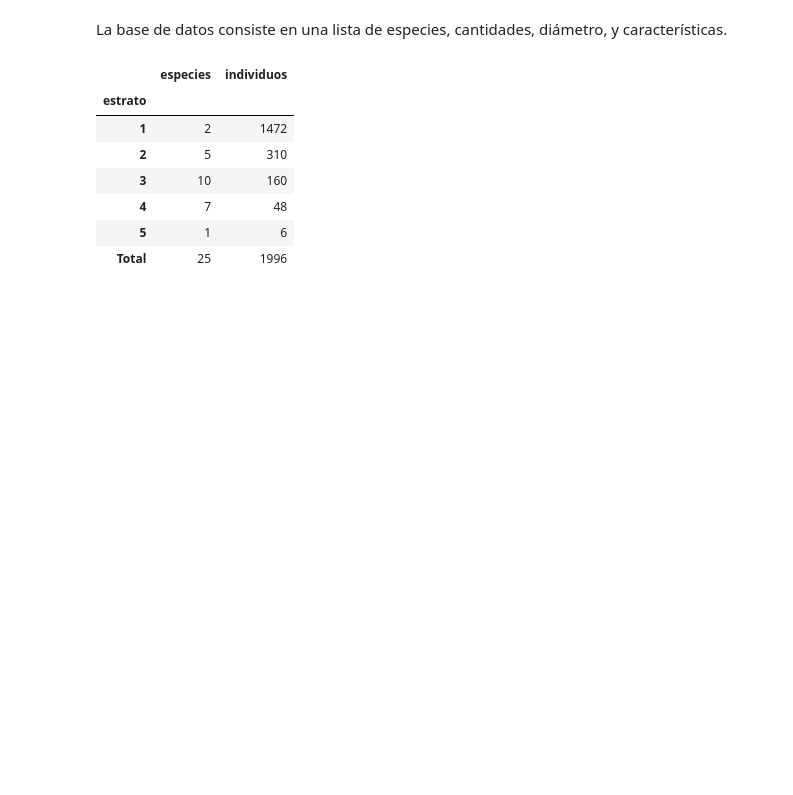
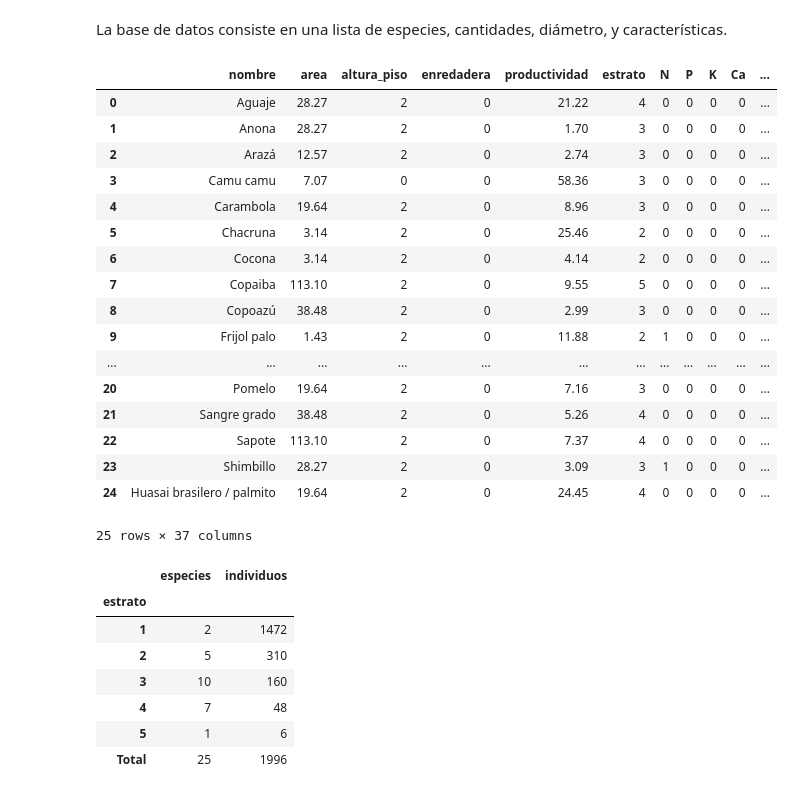
Before and after one commit to icarito/arbio-diagram, a Jupyter notebook: diagrama.ipynb, the cells around one changed output. Cells and saved outputs as stored; diff of their text form; code cells hidden in the pictures; blank space fills up the shorter version.

```diff
--- a/diagrama.ipynb
+++ b/diagrama.ipynb
@@ -35,5 +36,26 @@ import mpld3
 # %% [markdown]
 La base de datos consiste en una lista de especies, cantidades, diámetro, y características.
 # %%
-plantas = pd.read_csv("db.csv") ## Es una base
+especies = pd.read_csv("db.txt") ## Es una base
+#especies = especies[(especies.estrato==3)]
+especies.
+# %% [output]
+|  | nombre | area | altura_piso | enredadera | productividad | estrato | N | P | K | Ca | ... |
+| 0 | Aguaje | 28.27 | 2 | 0 | 21.22 | 4 | 0 | 0 | 0 | 0 | ... |
+| 1 | Anona | 28.27 | 2 | 0 | 1.70 | 3 | 0 | 0 | 0 | 0 | ... |
+| 2 | Arazá | 12.57 | 2 | 0 | 2.74 | 3 | 0 | 0 | 0 | 0 | ... |
+| 3 | Camu camu | 7.07 | 0 | 0 | 58.36 | 3 | 0 | 0 | 0 | 0 | ... |
+| 4 | Carambola | 19.64 | 2 | 0 | 8.96 | 3 | 0 | 0 | 0 | 0 | ... |
+| 5 | Chacruna | 3.14 | 2 | 0 | 25.46 | 2 | 0 | 0 | 0 | 0 | ... |
+| 6 | Cocona | 3.14 | 2 | 0 | 4.14 | 2 | 0 | 0 | 0 | 0 | ... |
+| 7 | Copaiba | 113.10 | 2 | 0 | 9.55 | 5 | 0 | 0 | 0 | 0 | ... |
+| 8 | Copoazú | 38.48 | 2 | 0 | 2.99 | 3 | 0 | 0 | 0 | 0 | ... |
+| 9 | Frijol palo | 1.43 | 2 | 0 | 11.88 | 2 | 1 | 0 | 0 | 0 | ... |
+| ... | ... | ... | ... | ... | ... | ... | ... | ... | ... | ... | ... |
+| 20 | Pomelo | 19.64 | 2 | 0 | 7.16 | 3 | 0 | 0 | 0 | 0 | ... |
+| 21 | Sangre grado | 38.48 | 2 | 0 | 5.26 | 4 | 0 | 0 | 0 | 0 | ... |
+| 22 | Sapote | 113.10 | 2 | 0 | 7.37 | 4 | 0 | 0 | 0 | 0 | ... |
+| 23 | Shimbillo | 28.27 | 2 | 0 | 3.09 | 3 | 1 | 0 | 0 | 0 | ... |
+| 24 | Huasai brasilero / palmito | 19.64 | 2 | 0 | 24.45 | 4 | 0 | 0 | 0 | 0 | ... |
+25 rows × 37 columns
 # %%
```
Also changed, not shown: parts of 10 cells of this notebook.
